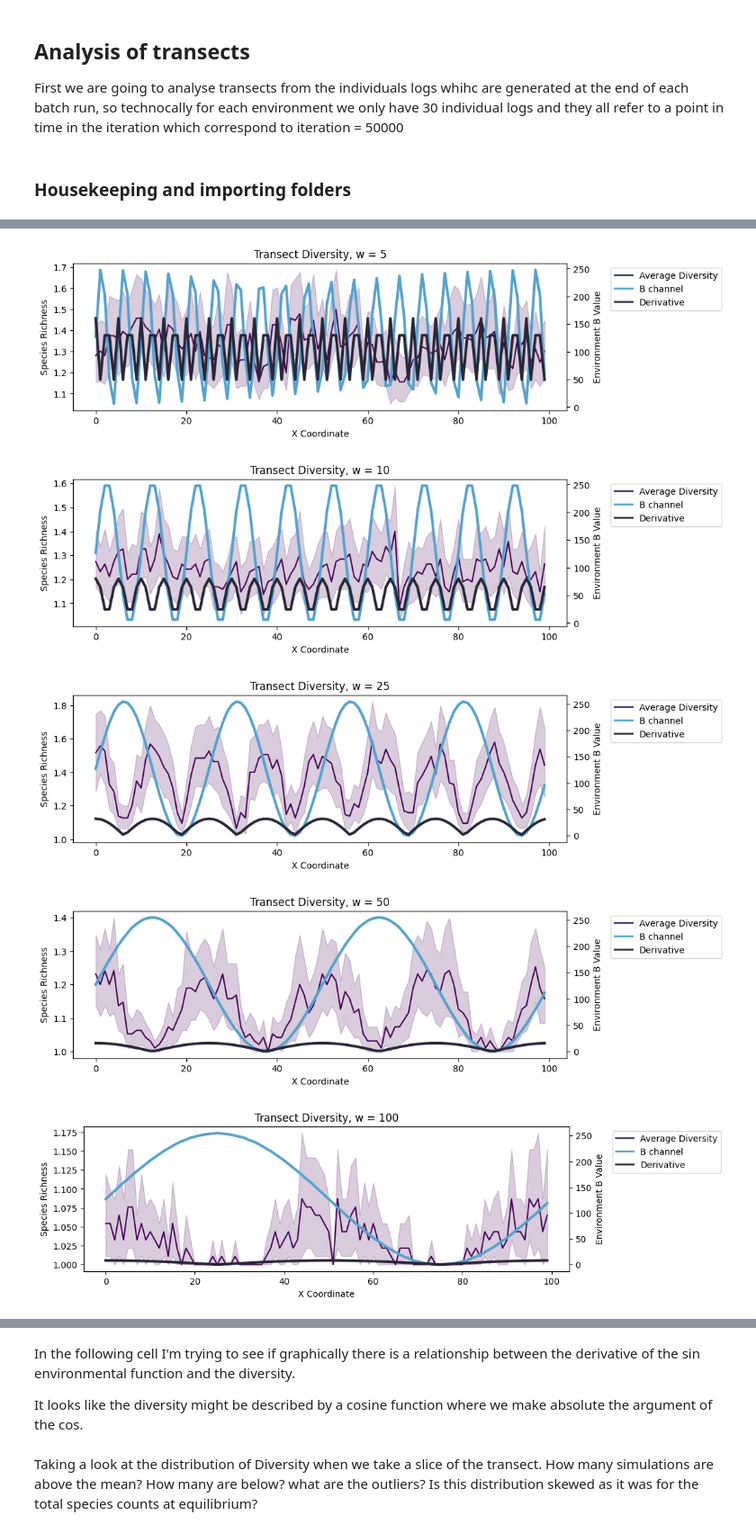
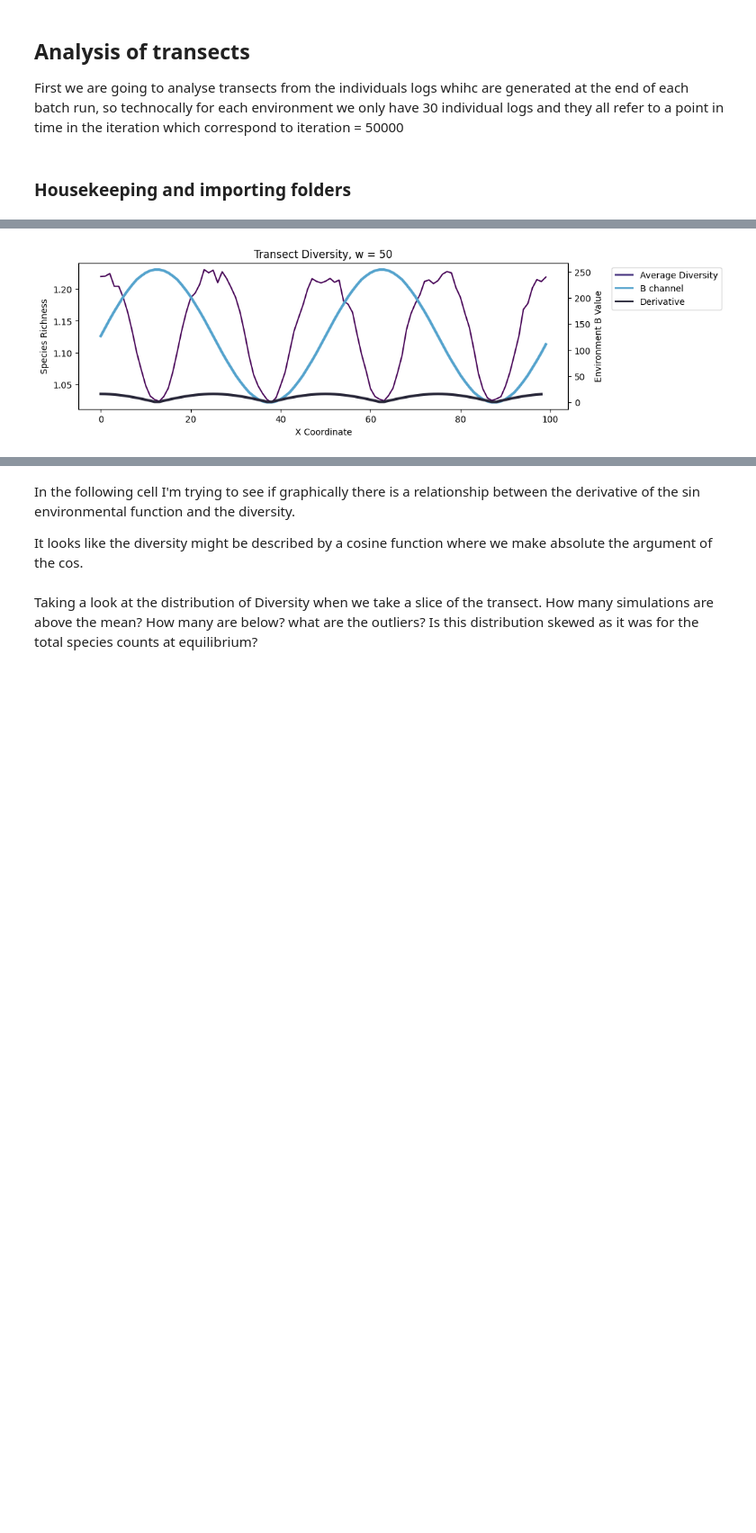
Before and after one commit to giuliabernardinieco/revosim-simulations, a Jupyter notebook: transects.ipynb, the cells around one changed output, grey strips where cells are left out. Shown at 90% size. Cells and saved outputs as stored; diff of their text form; code cells hidden in the pictures; blank space fills up the shorter version.

```diff
--- a/transects.ipynb
+++ b/transects.ipynb
@@ -70 +19,6 @@ folder_labels = [5, 10, 25, 50, 100, 200]
+# %%
+# List of folder paths
+folder_paths = ['/Users/gb4818/revosim_test/results',]
+# Define folder labels
+folder_labels = [50]
 # %% [markdown]
@@ -76,10 +30,10 @@ all_stats = []
 for i, folder_path in enumerate(folder_paths):
     # creating a loop that will take all of the files, all of the individuals on a transect in the middle of the picture
     # create an empty dataframe to store the transects in the current folder
-    transects = pd.DataFrame(columns=['X coord', 'Species Richness', 'Batch Num'])
+    transects = pd.DataFrame(columns=['X coord', 'Species Richness', 'Simulation'])
 
     for filename in os.listdir(folder_path):
-        match = re.match(r'REvoSim_individuals_data_(\d+).txt', filename)
+        match = re.match(r'REvoSim_individuals_data_.*\.txt', filename)
         if match:
             file_path = os.path.join(folder_path, filename)
             # import file
@@ -88,11 +42,8 @@ for i, folder_path in enumerate(folder_paths):
             df = df[df['Y coord'] == 49]
             df = df[['X coord', 'species ID', 'environment B value']]
             species_count = df.groupby('X coord')['species ID'].nunique().reset_index()
-            species_count['Batch Num'] = f'sim {match.group(1)}'
+            species_count['Simulation'] = filename
             species_count =species_count.rename(columns={'species ID': 'Species Richness'} )
-
-            colour_cell = df[['X coord', 'environment B value']]
-            colour_cell = colour_cell.drop_duplicates(subset=['X coord', 'environment B value'], keep='first')
 
             transects = pd.concat([transects, species_count], ignore_index=True)
 
@@ -115,9 +66,10 @@ for i, folder_path in enumerate(folder_paths):
     # creating a loop that will take all of the files, all of the individuals on a transect in the middle of the picture
     # create an empty dataframe to store the transects in the current folder
     transects = pd.DataFrame(columns=['X coord', 'Species Richness', 'Simulation'])
+    colour_transects = pd.DataFrame(columns=['X coord', 'environment B value', 'Simulation'])
 
     for filename in os.listdir(folder_path):
-        match = re.match(r'REvoSim_individuals_data_(\d+).txt', filename)
+        match = re.match(r'REvoSim_individuals_data_.*\.txt', filename)
         if match:
             file_path = os.path.join(folder_path, filename)
             # import file
@@ -131,14 +83,16 @@ for i, folder_path in enumerate(folder_paths):
 
             colour_cell = df[['X coord', 'environment B value']]
             colour_cell = colour_cell.drop_duplicates(subset=['X coord', 'environment B value'], keep='first')
-            colour_cell['Environment'] = folder_labels[i]
+            colour_cell['Simulation'] = filename
 
             transects = pd.concat([transects, species_count], ignore_index=True)
             transects['Environment'] = folder_labels[i]
+            colour_transects = pd.concat([colour_transects, colour_cell], ignore_index=True)
+            colour_transects['Environment'] = folder_labels[i]
 
     # Append the stats dataframe to the list
     all_transects.append(transects)
-    all_sin.append(colour_cell)
+    all_sin.append(colour_transects)
 # Concatenate all DataFrames from different folders into a single DataFrame
 combined_transects = pd.concat(all_transects, ignore_index=True)
 combined_colsin = pd.concat(all_sin, ignore_index=True)
@@ -161,4 +115,5 @@ sns.move_legend(col, "upper left", bbox_to_anchor=(1, 1))
 # %%
+
 ### create a plot of transect with confidence intervall
 environments = combined_transects['Environment'].unique()
 
@@ -167,40 +122,35 @@ for env in environments:
     col_data = combined_colsin[combined_colsin['Environment'] == env]
 
     # First axis
     fig, ax1 = plt.subplots(figsize=(10, 3))
-    sns.lineplot(data=env_data, x='X coord', y='Species Richness', hue='Environment', palette='viridis', ax=ax1)
+    sns.lineplot(data=env_data, x='X coord', y='Species Richness', hue='Environment', palette='viridis', ax=ax1, errorbar=None)
     ax1.set_xlabel('X Coordinate')
     ax1.set_ylabel('Species Richness')
     ax1.set_title(f'Transect Diversity, w = {env}')
 
     # Second axis
     ax2 = ax1.twinx()
     sns.lineplot(data=col_data, x='X coord', y='environment B value', ax=ax2, color=sns.color_palette('icefire')[0], linewidth = 3)
     ax2.set_ylabel('Environment B Value')
     #ax2.legend(loc='upper right')
 
     #add derivative of sin env function
     # look if there are fucntions related to the environment function that would describe the diversity curve.
     wavelength = env # define the variable that contains the wavelength
-    cosfun = (255/2) * (1+ abs(np.cos(2 * np.pi * (col_data['X coord']) / wavelength))) # this is just a cos fun that seems to describe well the diversity trend
-    devsin = (255* np.pi * abs(np.cos(2 * np.pi * (col_data['X coord']) / wavelength)))/wavelength # this is the direvative of teh environment function
+    cosfun = (255/2) * (1+ abs(np.cos(2 * np.pi * (list(range(0,99)) / wavelength)))) # this is just a cos fun that seems to describe well the diversity trend
+    devsin = (255* np.pi * abs(np.cos(2 * np.pi * (list(range(0,99)) / wavelength))))/wavelength # this is the direvative of teh environment function
     # lineplot of derivative
-    ax2.plot(col_data['X coord'], devsin, color = sns.color_palette('icefire')[2], linewidth = 3 )
+    ax2.plot(list(range(0,99)) , devsin, color = sns.color_palette('icefire')[2], linewidth = 3 )
 
-    # custom legend
    # Custom legend
     legend_elements = [
         Line2D([0], [0], color=sns.color_palette('viridis')[0], lw=2, label='Average Diversity'),
         Line2D([0], [0], color=sns.color_palette('icefire')[0], lw=2, label='B channel', linewidth = 3),
         Line2D([0], [0], color=sns.color_palette('icefire')[2], lw=2, label='Derivative', linewidth = 3)
     ]
     ax1.legend(handles=legend_elements, loc='upper left', bbox_to_anchor=(1.08, 1))
 
 
     plt.show()
 # %% [output]
-[figure, old version]
+[figure, new version]
-[figure, removed]
-[figure, removed]
-[figure, removed]
-[figure, removed]
```
Also changed, not shown: parts of 24 cells of this notebook.
